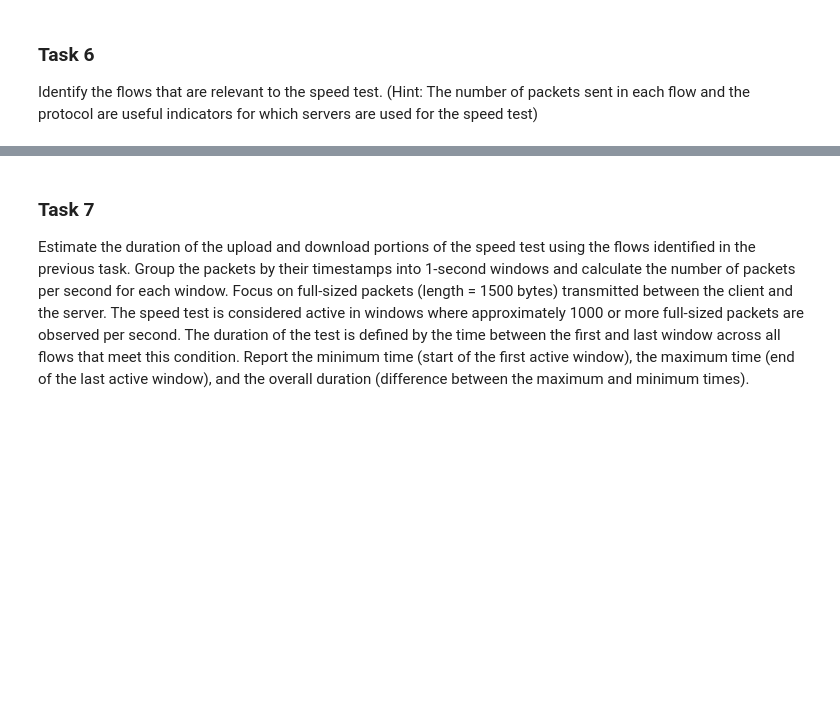
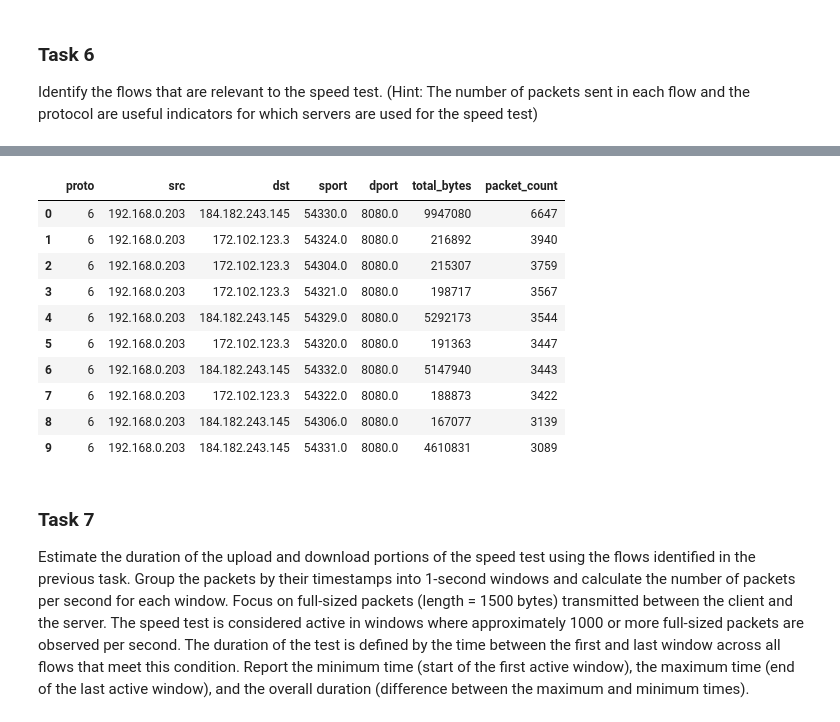
Before and after one commit to andrew200356/cs190n, a Jupyter notebook: assignments/assignment1/exploratory_data_analysis.ipynb, the cells around one changed output, grey strips where cells are left out. Cells and saved outputs as stored; diff of their text form; code cells hidden in the pictures; blank space fills up the shorter version.

```diff
--- a/assignments/assignment1/exploratory_data_analysis.ipynb
+++ b/assignments/assignment1/exploratory_data_analysis.ipynb
@@ -63,3 +307,25 @@ Identify the flows that are relevant to the speed test. (Hint: The number of pac
+# %%
+# Group by protocol, source IP, destination IP, source port, and destination port
+# Aggregate by summing the 'len' column to get total bytes per flow
+likely_outbound_flows = (outbound_traffic.groupby(['proto', 'src', 'dst', 'sport', 'dport'], dropna=False)
+    .agg(total_bytes=('len', 'sum'), packet_count=('len', 'size'))  # Sum bytes and count packets
+    .sort_values(by='packet_count', ascending=False)                # Sort by packet count
+    .reset_index())
+
+# Display top flows by total bytes
+likely_outbound_flows.head(10)
+# %% [output]
+|  | proto | src | dst | sport | dport | total_bytes | packet_count |
+| 0 | 6 | 192.168.0.203 | 184.182.243.145 | 54330.0 | 8080.0 | 9947080 | 6647 |
+| 1 | 6 | 192.168.0.203 | 172.102.123.3 | 54324.0 | 8080.0 | 216892 | 3940 |
+| 2 | 6 | 192.168.0.203 | 172.102.123.3 | 54304.0 | 8080.0 | 215307 | 3759 |
+| 3 | 6 | 192.168.0.203 | 172.102.123.3 | 54321.0 | 8080.0 | 198717 | 3567 |
+| 4 | 6 | 192.168.0.203 | 184.182.243.145 | 54329.0 | 8080.0 | 5292173 | 3544 |
+| 5 | 6 | 192.168.0.203 | 172.102.123.3 | 54320.0 | 8080.0 | 191363 | 3447 |
+| 6 | 6 | 192.168.0.203 | 184.182.243.145 | 54332.0 | 8080.0 | 5147940 | 3443 |
+| 7 | 6 | 192.168.0.203 | 172.102.123.3 | 54322.0 | 8080.0 | 188873 | 3422 |
+| 8 | 6 | 192.168.0.203 | 184.182.243.145 | 54306.0 | 8080.0 | 167077 | 3139 |
+| 9 | 6 | 192.168.0.203 | 184.182.243.145 | 54331.0 | 8080.0 | 4610831 | 3089 |
 # %% [markdown]
 ### Task 7
 Estimate the duration of the upload and download portions of the speed test using the flows identified in the previous task. Group the packets by their timestamps into 1-second windows and calculate the number of packets per second for each window. Focus on full-sized packets (length = 1500 bytes) transmitted between the client and the server. The speed test is considered active in windows where approximately 1000 or more full-sized packets are observed per second. The duration of the test is defined by the time between the first and last window across all flows that meet this condition. Report the minimum time (start of the first active window), the maximum time (end of the last active window), and the overall duration (difference between the maximum and minimum times).
```
Also changed, not shown: parts of 11 cells of this notebook.
